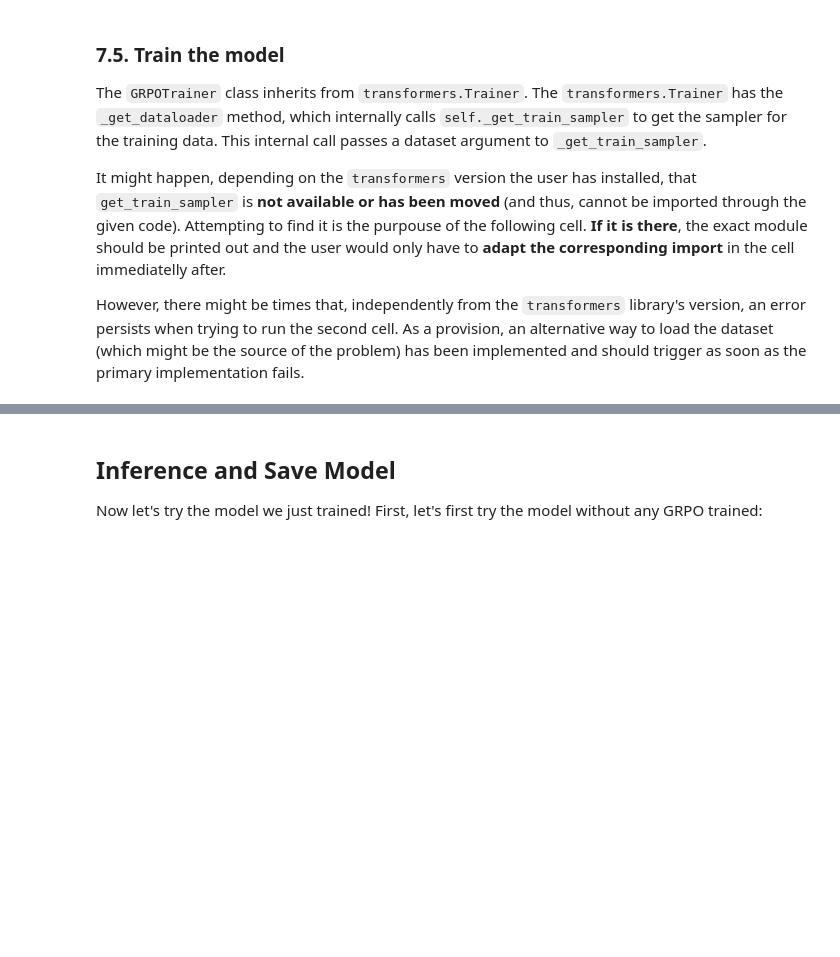
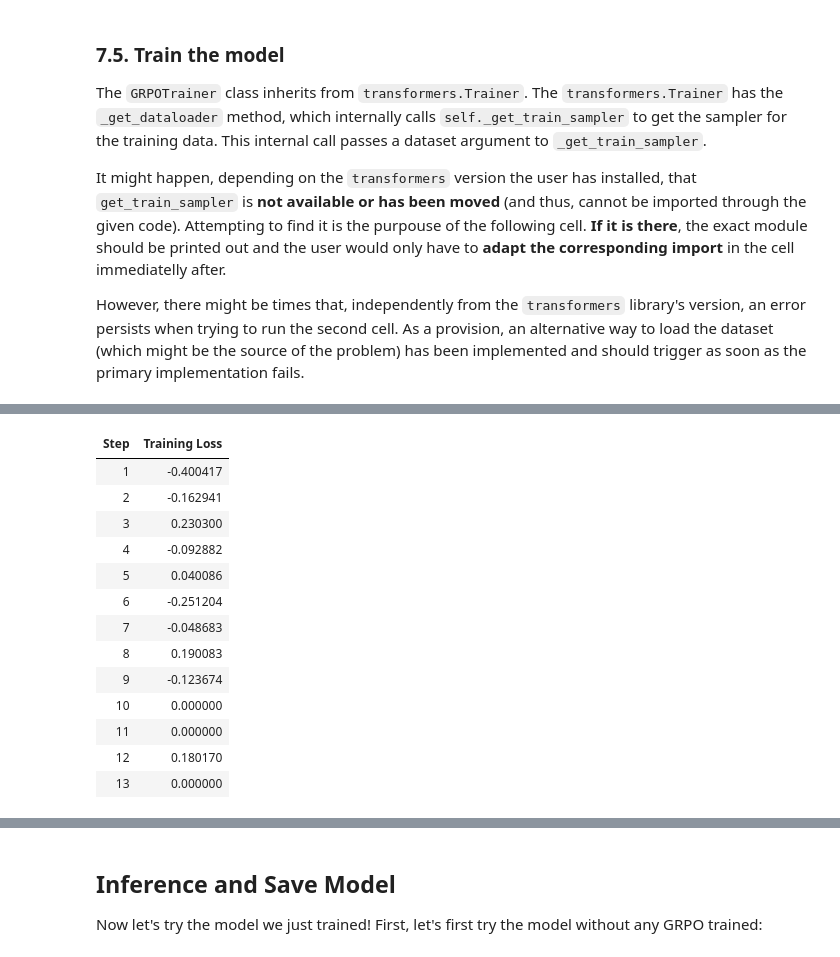
Before and after one commit to BertaFito/Fair-TransNLP-Language, a Jupyter notebook: Training.ipynb, the cells around one changed output, grey strips where cells are left out. Saved outputs shown, nothing was run; the diff lists cells and outputs as text; code cells hidden in the pictures; blank space fills up the shorter version.

```diff
--- a/Training.ipynb
+++ b/Training.ipynb
@@ -1446,5 +1485,0 @@ There are many options to choose from when faced with the decision of which mode
-# %%
-MODEL_NAME = "gemini-3-flash-preview" # or "gpt-4o-mini" or "ollama/llama2" or ...
-API_KEY = "AIzaSyCqnQMrpEQd1WEi_gsKgMwpgn7p2nDUo8c"
-
-gpt_chat = Chat(model_name=MODEL_NAME, api_key=API_KEY, verbose=False)
@@ -1704,0 +1674,13 @@ TorchRuntimeError: Dynamo failed to run FX node with fake tensors: call_function
+# %%
+# Quick smoke-test: verify teacher model can respond before starting training.
+# gpt_chat and API_KEY are initialised in the cell above.
+
+try:
+    test_response = gpt_chat.run(
+        prompt="What is the capital of France? Reply in one word.",
+        system_prompt="You are a helpful assistant."
+    )
+    print(f"Teacher model OK: {test_response.strip()}")
+except Exception as e:
+    print(f"Teacher model error: {e}")
+    print("Check your API key and model name before running training.")
@@ -1704,0 +1690,48 @@ TorchRuntimeError: Dynamo failed to run FX node with fake tensors: call_function
+# %%
+import types
+import torch
+from torch.utils.data import RandomSampler
+from datasets import Dataset
+from trl import GRPOTrainer
+
+def patched_get_train_sampler(self, dataset: Dataset):
+    try:
+        from transformers.trainer_pt_utils import get_train_sampler
+        return get_train_sampler(self.args, dataset)
+    except Exception:
+        generator = torch.Generator().manual_seed(self.args.seed) if self.args.seed else None
+        return RandomSampler(dataset, generator=generator)
+
+# Guard: if teacher model was not initialised, skip the reasoning reward.
+try:
+    gpt_chat  # noqa: F821
+    reward_funcs = [
+        match_format_exactly,
+        match_format_approximately,
+        check_reasoning,
+        check_verdict,
+    ]
+    print("Using all 4 reward functions (including teacher model).")
+except NameError:
+    reward_funcs = [
+        match_format_exactly,
+        match_format_approximately,
+        check_verdict,
+    ]
+    print("WARNING: gpt_chat not initialised. Running without check_reasoning reward.")
+
+trainer = GRPOTrainer(
+    model = model,
+    processing_class = tokenizer,
+    reward_funcs = reward_funcs,
+    args = training_args,
+    train_dataset = grpo_dataset,
+)
+
+try:
+    trainer._get_train_sampler = types.MethodType(patched_get_train_sampler, trainer)
+except AttributeError:
+    pass
+
+trainer.train()
+# %% [output]
@@ -1704,0 +1757,14 @@ TorchRuntimeError: Dynamo failed to run FX node with fake tensors: call_function
+| Step | Training Loss |
+| 1 | -0.400417 |
+| 2 | -0.162941 |
+| 3 | 0.230300 |
+| 4 | -0.092882 |
+| 5 | 0.040086 |
+| 6 | -0.251204 |
+| 7 | -0.048683 |
+| 8 | 0.190083 |
+| 9 | -0.123674 |
+| 10 | 0.000000 |
+| 11 | 0.000000 |
+| 12 | 0.180170 |
+| 13 | 0.000000 |
```
Also changed, not shown: parts of 43 cells of this notebook, 1 other file.
